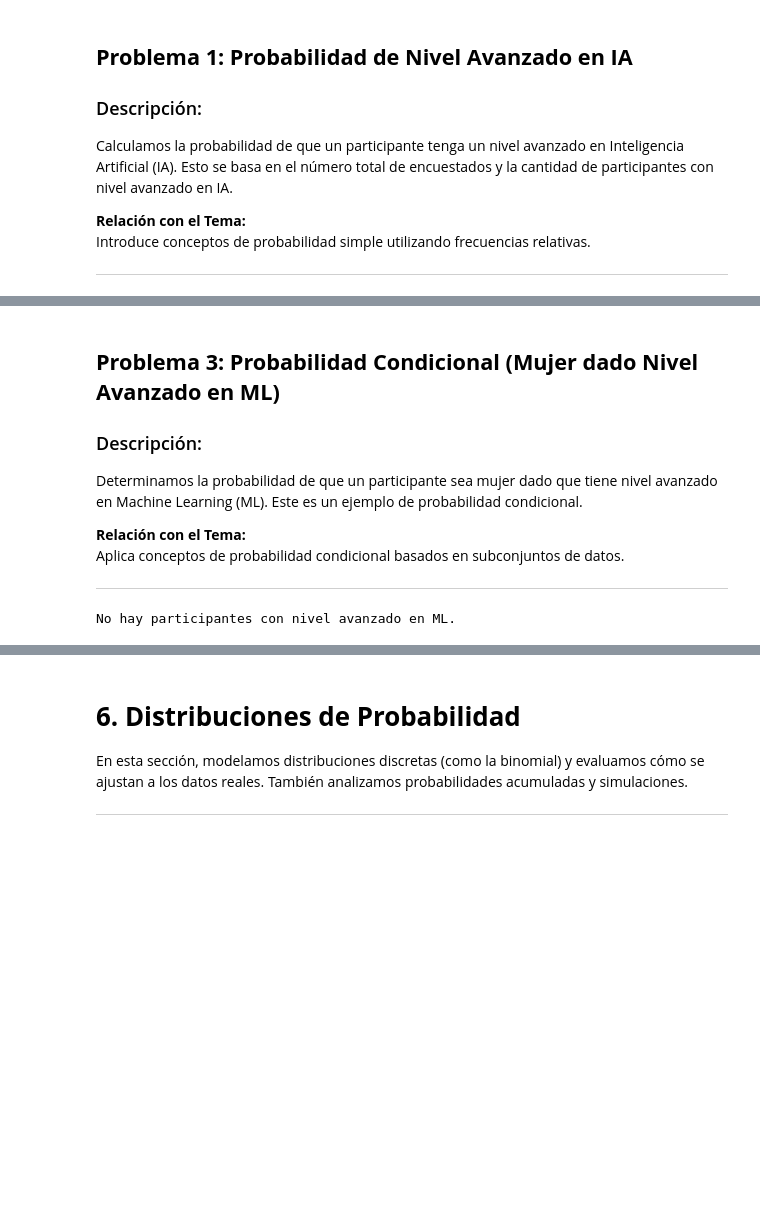
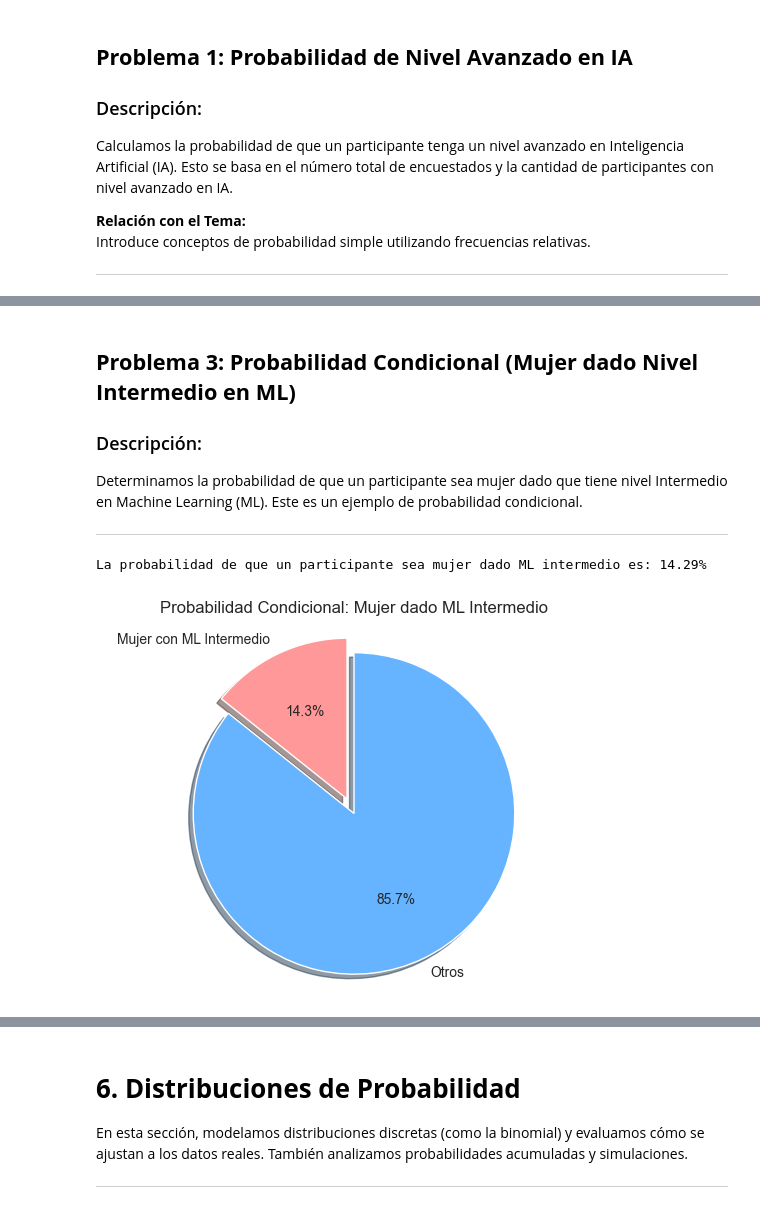
Before and after one commit to IrvinngB/Examen-Estadistica, a Jupyter notebook: Probabilidad.ipynb, the cells around one changed output, grey strips where cells are left out. Cells and saved outputs as stored; diff of their text form; code cells hidden in the pictures; blank space fills up the shorter version.

```diff
--- a/Probabilidad.ipynb
+++ b/Probabilidad.ipynb
@@ -54,23 +82,35 @@ La probabilidad de nivel avanzado en IA es: 13.33%
 # %% [markdown]
-## **Problema 3: Probabilidad Condicional (Mujer dado Nivel Avanzado en ML)**
+## **Problema 3: Probabilidad Condicional (Mujer dado Nivel Intermedio en ML)**
 
 ### Descripción:
-Determinamos la probabilidad de que un participante sea mujer dado que tiene nivel avanzado en Machine Learning (ML). Este es un ejemplo de probabilidad condicional.
-
-**Relación con el Tema:**
-Aplica conceptos de probabilidad condicional basados en subconjuntos de datos.
+Determinamos la probabilidad de que un participante sea mujer dado que tiene nivel Intermedio en Machine Learning (ML). Este es un ejemplo de probabilidad condicional.
 
 ---
 # %%
 # Filtrar datos
-advanced_ml = df['¿Cuál es tu nivel de conocimiento sobre Machine Learning (ML)? '] == 'Avanzado'
-women = df['Genero'] == 'Femenino'
+intermediate_ml = df['¿Cuál es tu nivel de conocimiento sobre Machine Learning (ML)? '] == 'Intermedio'
+women = df['Genero'] == 'Mujer'
 
 # Calcular probabilidad condicional
-if advanced_ml.sum() > 0:
-    prob_women_given_advanced_ml = (advanced_ml & women).sum() / advanced_ml.sum()
-    print(f"La probabilidad de que un participante sea mujer dado ML avanzado es: {prob_women_given_advanced_ml:.2%}")
+if intermediate_ml.sum() > 0:
+    prob_women_given_intermediate_ml = (intermediate_ml & women).sum() / intermediate_ml.sum()
+    print(f"La probabilidad de que un participante sea mujer dado ML intermedio es: {prob_women_given_intermediate_ml:.2%}")
 else:
-    print("No hay participantes con nivel avanzado en ML.")
+    print("No hay participantes con nivel intermedio en ML.")
+
+# Gráfica de la probabilidad condicional
+labels = ['Mujer con ML Intermedio', 'Otros']
+sizes = [(intermediate_ml & women).sum(), intermediate_ml.sum() - (intermediate_ml & women).sum()]
+colors = ['#ff9999', '#66b3ff']
+explode = (0.1, 0)  # "explode" el primer slice
+
+fig, ax = plt.subplots()
+ax.pie(sizes, explode=explode, labels=labels, colors=colors, autopct='%1.1f%%',
+       shadow=True, startangle=90)
+ax.axis('equal')  # Para que el gráfico sea un círculo.
+
+plt.title("Probabilidad Condicional: Mujer dado ML Intermedio")
+plt.show()
 # %% [output]
-No hay participantes con nivel avanzado en ML.
+La probabilidad de que un participante sea mujer dado ML intermedio es: 14.29%
+[figure, added]
```
Also changed, not shown: parts of 13 cells of this notebook, 3 other files.
